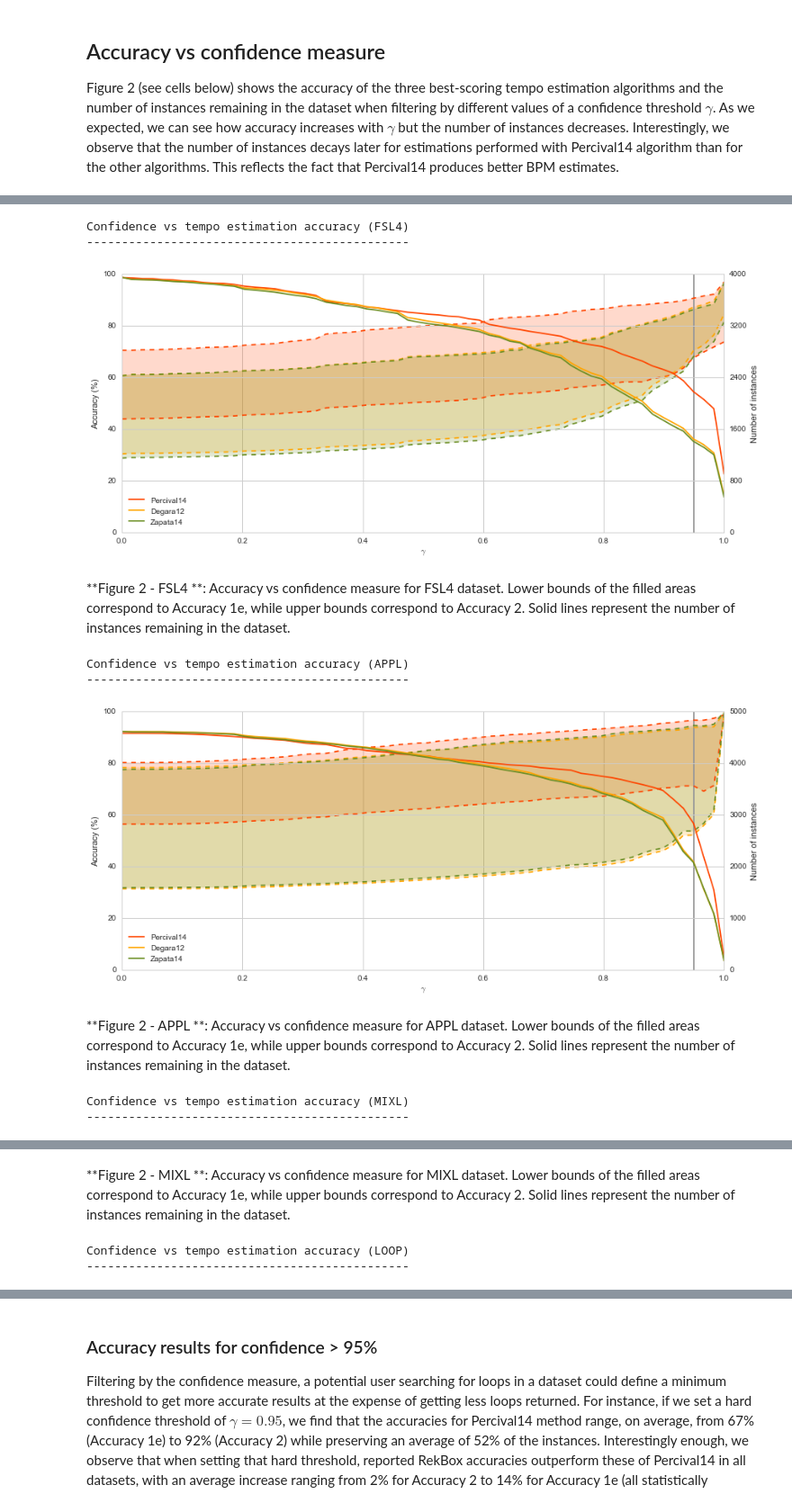
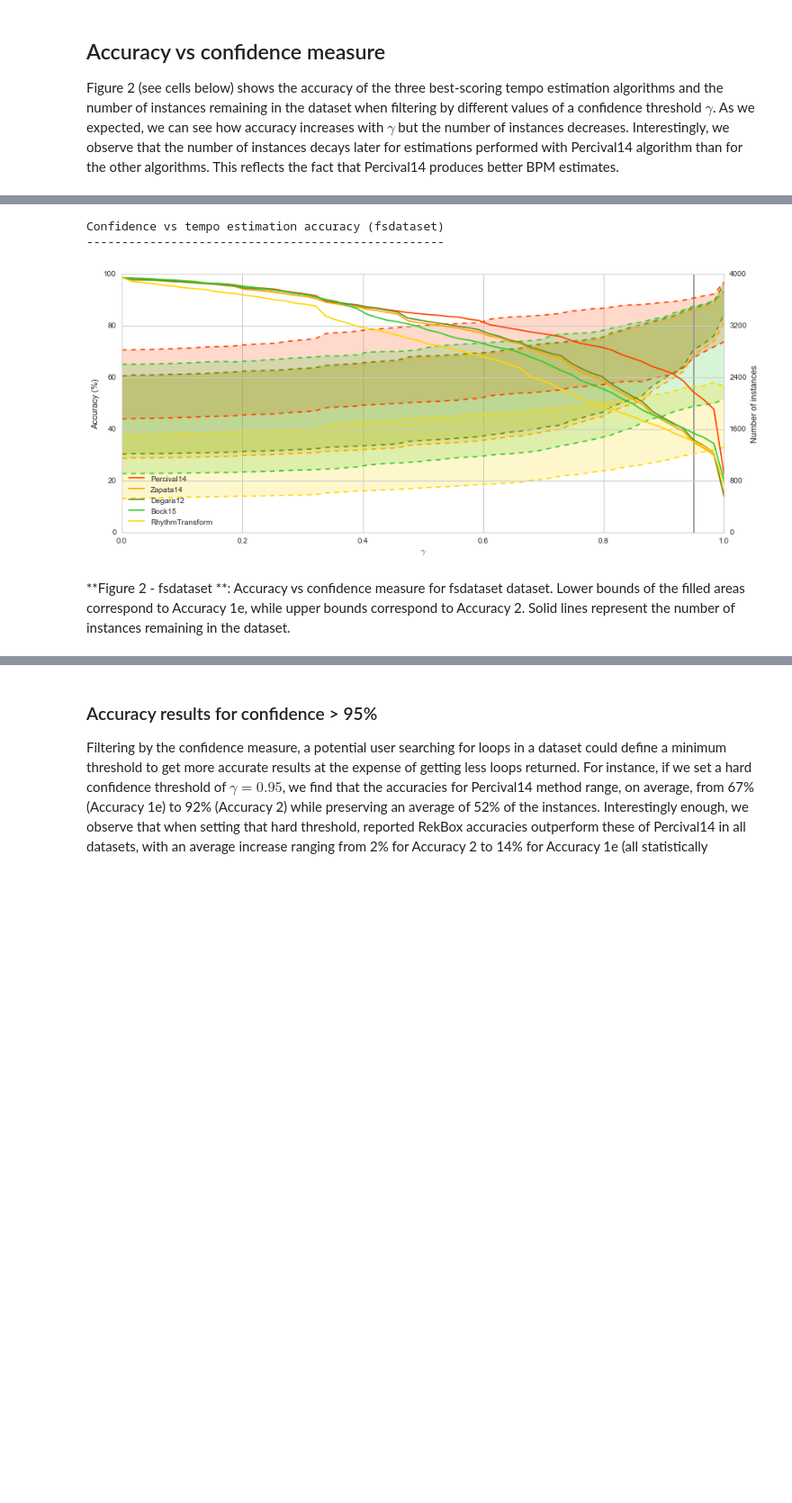
Before and after one commit to ffont/ismir2016, a Jupyter notebook: Tempo estimation results.ipynb, the cells around one changed output, grey strips where cells are left out. Shown at 90% size. Saved outputs shown, nothing was run; the diff lists cells and outputs as text; code cells hidden in the pictures; blank space fills up the shorter version.

Commit message:
Update notebook with evaluation of RhythmTransform method

```diff
--- a/Tempo estimation results.ipynb
+++ b/Tempo estimation results.ipynb
@@ -4,10 +4,10 @@ from statsmodels.sandbox.stats.runs import mcnemar
 # Add the datasets you want to analyze in 'dataset_dirnames'
 # Change the directory names listed here by the ones set in your data folder.
 # In this repository we include an example 'toy_dataset' that can be used to test the notebook.
-dataset_dirnames = ['freesound_loops_db_4000', 'apple_loops_db', 'mixcraft_loops_db', 'looperman']
+dataset_dirnames = ['fsdataset'] #, 'apple_loops_db', 'mixcraft_loops_db', 'looperman']
 datasets = load_datasets(dirnames=dataset_dirnames, clean=True)  # Load and clean datasets
 # Add the datasets you want to analyze in 'methods_to_compare'
-methods_to_compare = ['Percival14', 'Zapata14', 'Degara12', 'Bock15', 'Bock15ACF', 'Bock15DBN', 'Gkiokas12', 'RekBox']
+methods_to_compare = ['Percival14', 'Zapata14', 'Degara12', 'Bock15', 'RhythmTransform']
 %matplotlib inline
 
 # This notebook contains excerpts from the article: Font, F., & Serra, X. (2016). Tempo Estimation for Music Loops and a Simple Confidence Measure. In Proceedings of the Int. Conf. on Music Information Retrieval (ISMIR).
@@ -250,7 +241,7 @@ for dataset in datasets:
     fig, ax1 = plt.subplots(1, 1, figsize=(14, 6))
     ax2 = ax1.twinx()
 
-    for count, method in enumerate(['Percival14', 'Degara12', 'Zapata14']):
+    for count, method in enumerate(methods_to_compare):
         accuracies_1e = list()
         accuracies_1 = list()
         accuracies_2 = list()
@@ -261,44 +252,36 @@ for dataset in datasets:
                 filtered_data = dataset.filter_data([('analysis.%s.%s__>=' % (method, 'confidence_ffont'), conf_min)]).data
                 accuracies_1e.append(100 * basic_statistics(accuracy1e(filtered_data, method))['avg'])
                 accuracies_1.append(100 * basic_statistics(accuracy1(filtered_data, method))['avg'])
                 accuracies_2.append(100 * basic_statistics(accuracy2(filtered_data, method))['avg'])
                 counts.append(len(filtered_data))
             except IndexError:
                 raise Exception("Unable to compute basic statistics. Make sure that there is data available...")
 
         ax1.plot(steps, accuracies_1e, color=COLORS[count], ls="--")
         ax1.plot(steps, accuracies_2, color=COLORS[count], ls="--")
         ax1.fill_between(steps, accuracies_1e, accuracies_2, color=COLORS[count], alpha=0.2)
         ax2.plot(steps, counts, color=COLORS[count], label=method)
 
     print title('Confidence vs tempo estimation accuracy (%s)' % dataset.short_name)
     ax1.set_ylabel('Accuracy (%)')
     ax1.set_xlabel('$\gamma$')
     ax2.set_ylabel('Number of instances')
     ax2.legend(loc=3)
     ax1.set_ylim((0, 100))
     ax1.set_yticks([float(ax1.get_ylim()[1])*(float(i)/5) for i in range(0,6)])
     ax2.set_ylim(0.0, ax2.get_ylim()[1])
     ax2.set_yticks([float(ax2.get_ylim()[1])*(float(i)/5) for i in range(0,6)])
     ax1.vlines(0.95, 0, 100, color='#999999')  # 95% confidence threshold
     plt.show()
     figure_caption = """**Figure 2 - %s **: Accuracy vs confidence measure for %s dataset. Lower bounds of the
     filled areas correspond to Accuracy 1e, while upper bounds correspond to Accuracy 2. Solid lines represent
     the number of instances remaining in the dataset.
     """ % (dataset.short_name, dataset.short_name)
     IPython.display.display(IPython.display.Markdown(figure_caption))
 # %% [output]
-Confidence vs tempo estimation accuracy (FSL4)
-----------------------------------------------
+Confidence vs tempo estimation accuracy (fsdataset)
+---------------------------------------------------
-[figure, old version]
+[figure, new version]
-**Figure 2 - FSL4 **: Accuracy vs confidence measure for FSL4 dataset. Lower bounds of the
+**Figure 2 - fsdataset **: Accuracy vs confidence measure for fsdataset dataset. Lower bounds of the
     filled areas correspond to Accuracy 1e, while upper bounds correspond to Accuracy 2. Solid lines represent
     the number of instances remaining in the dataset.
-Confidence vs tempo estimation accuracy (APPL)
-----------------------------------------------
-[figure, removed]
-**Figure 2 - APPL **: Accuracy vs confidence measure for APPL dataset. Lower bounds of the
-    filled areas correspond to Accuracy 1e, while upper bounds correspond to Accuracy 2. Solid lines represent
-    the number of instances remaining in the dataset.
-Confidence vs tempo estimation accuracy (MIXL)
-----------------------------------------------
@@ -306,5 +287,0 @@ Confidence vs tempo estimation accuracy (MIXL)
-**Figure 2 - MIXL **: Accuracy vs confidence measure for MIXL dataset. Lower bounds of the
-    filled areas correspond to Accuracy 1e, while upper bounds correspond to Accuracy 2. Solid lines represent
-    the number of instances remaining in the dataset.
-Confidence vs tempo estimation accuracy (LOOP)
-----------------------------------------------
```
Also changed, not shown: parts of 10 cells of this notebook.
